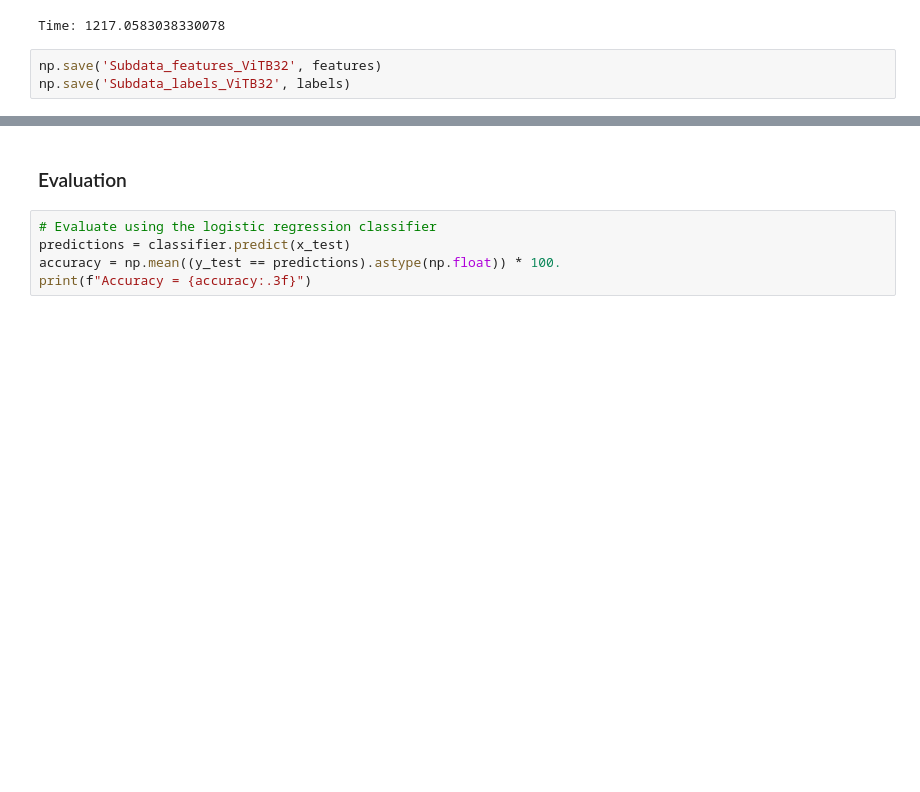
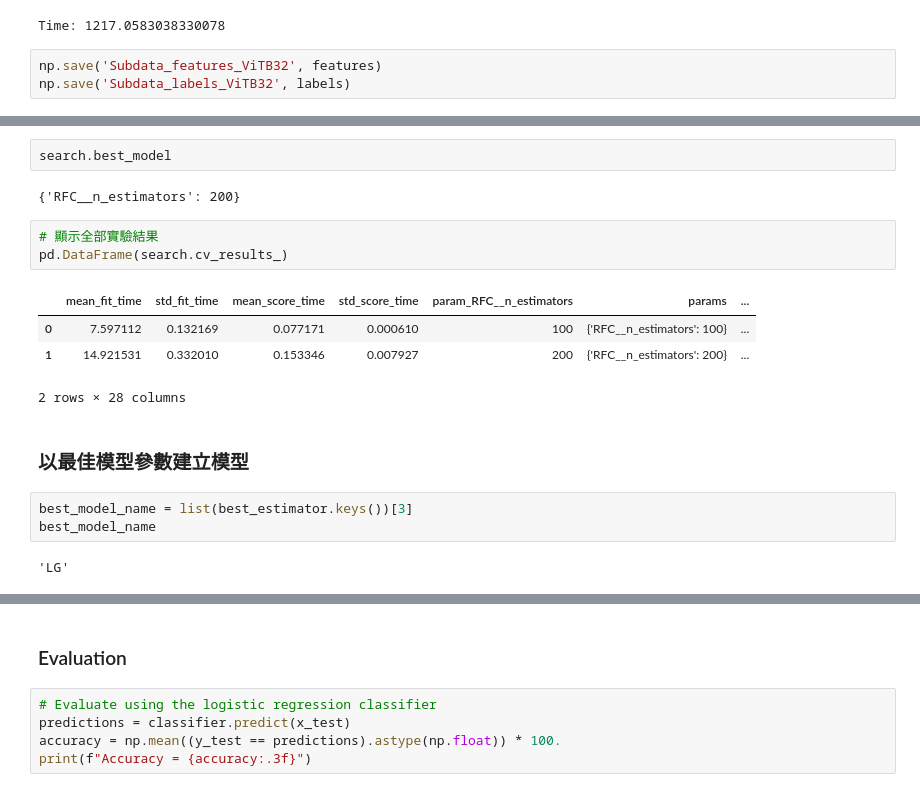
Before and after one commit to EthanYang0213/crops_classification, a Jupyter notebook: CLIP_LinearProbe.ipynb, the cells around one changed output, grey strips where cells are left out. Saved outputs shown, nothing was run; the diff lists cells and outputs as text; blank space fills up the shorter version.

```diff
--- a/CLIP_LinearProbe.ipynb
+++ b/CLIP_LinearProbe.ipynb
@@ -140,0 +230,19 @@ LogisticRegression(C=0.347, max_iter=5000, random_state=0, verbose=2)
+# %%
+search.best_model
+# %% [output]
+{'RFC__n_estimators': 200}
+# %%
+# 顯示全部實驗結果
+pd.DataFrame(search.cv_results_)
+# %% [output]
+|  | mean_fit_time | std_fit_time | mean_score_time | std_score_time | param_RFC__n_estimators | params | ... |
+| 0 | 7.597112 | 0.132169 | 0.077171 | 0.000610 | 100 | {'RFC__n_estimators': 100} | ... |
+| 1 | 14.921531 | 0.332010 | 0.153346 | 0.007927 | 200 | {'RFC__n_estimators': 200} | ... |
+2 rows × 28 columns
+# %% [markdown]
+### 以最佳模型參數建立模型
+# %%
+best_model_name = list(best_estimator.keys())[3]
+best_model_name
+# %% [output]
+'LG'
```
Also changed, not shown: parts of 9 cells of this notebook.
